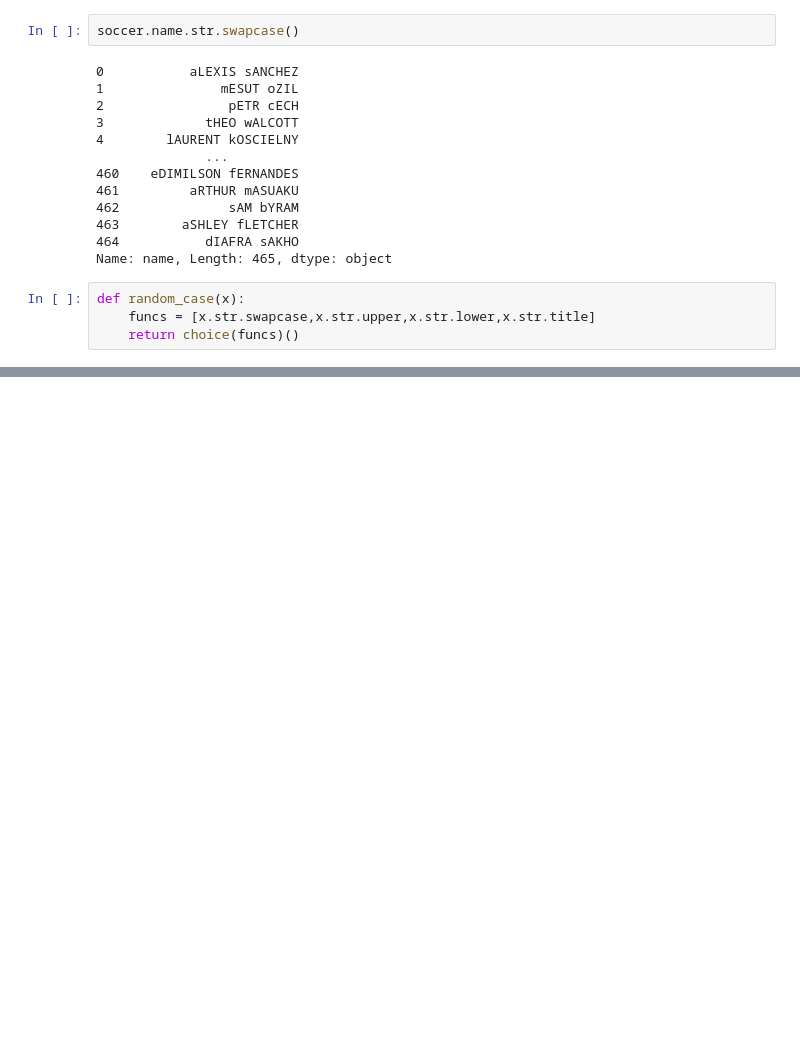
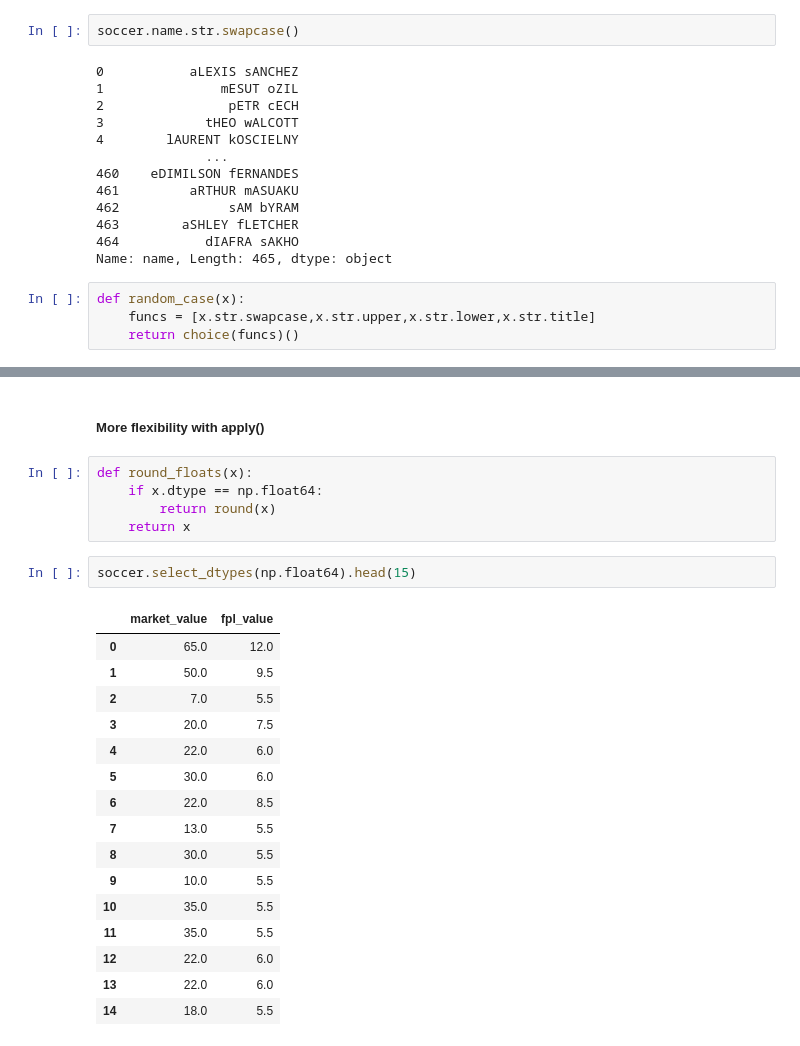
Before and after one commit to emanuelramponi/cp2, a Jupyter notebook: pandas1/integrando_conceptos.ipynb, the cells around one changed output, grey strips where cells are left out. Cells and saved outputs as stored; diff of their text form; blank space fills up the shorter version.

```diff
--- a/pandas1/integrando_conceptos.ipynb
+++ b/pandas1/integrando_conceptos.ipynb
@@ -579,0 +580,26 @@ for i in range(4):
+# %% [markdown]
+##### More flexibility with apply()
+# %%
+def round_floats(x):
+    if x.dtype == np.float64:
+        return round(x)
+    return x
+# %%
+soccer.select_dtypes(np.float64).head(15)
+# %% [output]
+|  | market_value | fpl_value |
+| 0 | 65.0 | 12.0 |
+| 1 | 50.0 | 9.5 |
+| 2 | 7.0 | 5.5 |
+| 3 | 20.0 | 7.5 |
+| 4 | 22.0 | 6.0 |
+| 5 | 30.0 | 6.0 |
+| 6 | 22.0 | 8.5 |
+| 7 | 13.0 | 5.5 |
+| 8 | 30.0 | 5.5 |
+| 9 | 10.0 | 5.5 |
+| 10 | 35.0 | 5.5 |
+| 11 | 35.0 | 5.5 |
+| 12 | 22.0 | 6.0 |
+| 13 | 22.0 | 6.0 |
+| 14 | 18.0 | 5.5 |
```
Also changed, not shown: parts of 17 cells of this notebook, 4 other files.
